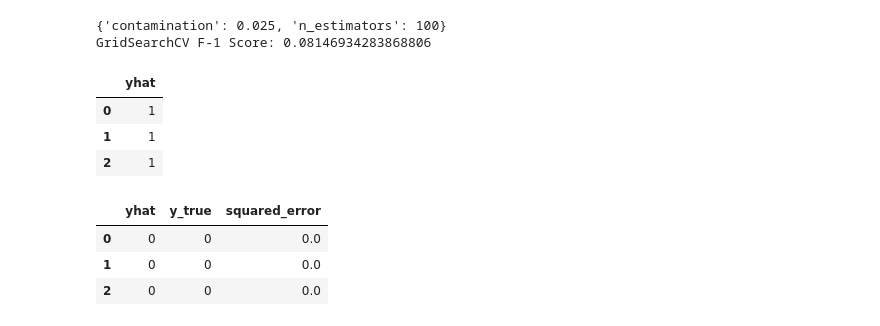
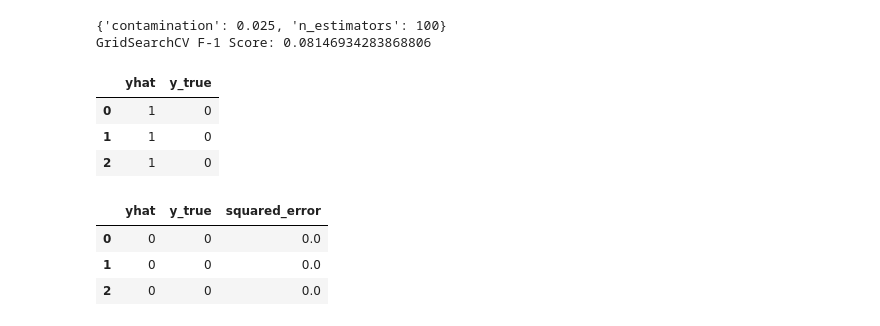
Before and after one commit to kaanguney/ENS492-Graduation-Project-Implementation, a Jupyter notebook: iForest++.ipynb, the cells around one changed output. Saved outputs shown, nothing was run; the diff lists cells and outputs as text; code cells hidden in the pictures.

```diff
--- a/iForest++.ipynb
+++ b/iForest++.ipynb
@@ -294,12 +475,13 @@ print("GridSearchCV F-1 Score: {perf}".format(perf = metrics.f1_score(y_test, y_
 GridSearchCV F-1 Score: 0.08146934283868806
 # %%
 scores_df = pd.DataFrame({"yhat" : y_hat})
+scores_df["y_true"] = y_test.astype("int64").values
 scores_df.head(3)
 # %% [output]
-|  | yhat |
-| 0 | 1 |
-| 1 | 1 |
-| 2 | 1 |
+|  | yhat | y_true |
+| 0 | 1 | 0 |
+| 1 | 1 | 0 |
+| 2 | 1 | 0 |
 # %%
 # iForest returns -1 for anomaly
 # iForest returns 1 for normal
```
Also changed, not shown: parts of 39 cells of this notebook.
